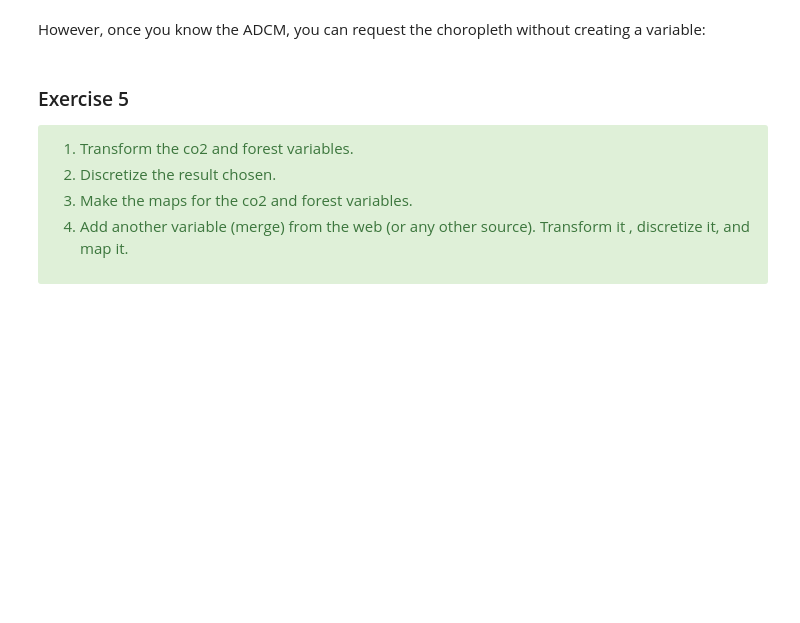
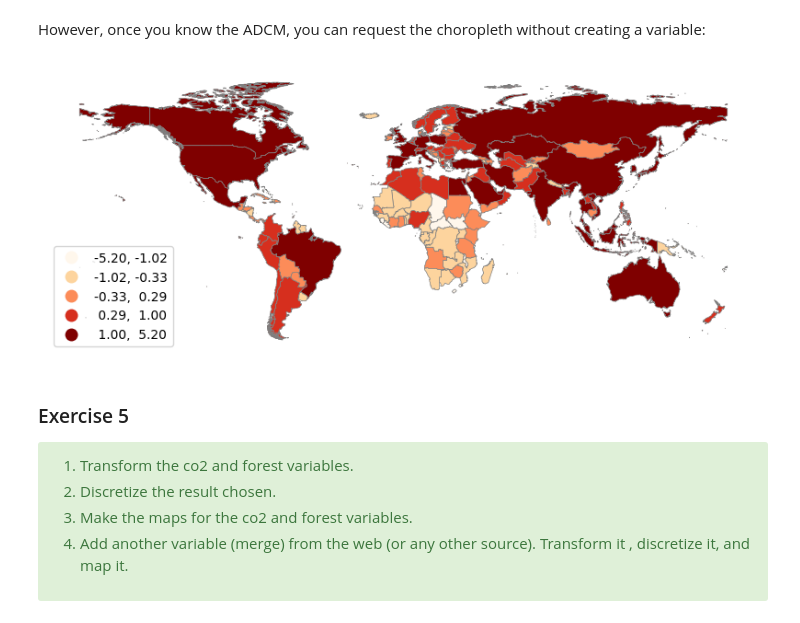
Before and after one commit to nuriacasana/introgeodf, a Jupyter notebook: index.ipynb, the cells around one changed output. Cells and saved outputs as stored; diff of their text form; code cells hidden in the pictures; blank space fills up the shorter version.

```diff
--- a/index.ipynb
+++ b/index.ipynb
@@ -1225,19 +1280,21 @@ However, once you know the ADCM, you can request the choropleth without creating
 # %%
 import matplotlib.pyplot as plt
 
 f, ax = plt.subplots(1, figsize=(10, 10))
-theMapAndData.plot(column='fragility_Qt',
+theMapAndData.plot(column='co2_Qt',
                    cmap='OrRd',
                    scheme="jenkscaspall",k=5,
         edgecolor='grey',
         linewidth=0.5,
         alpha=1,
         legend=True,
         legend_kwds={'loc':3},
         ax=ax
        )
 
 ax.set_axis_off()
+# %% [output]
+[figure, added]
 # %%
 # finally
 
```
Also changed, not shown: parts of 11 cells of this notebook.
